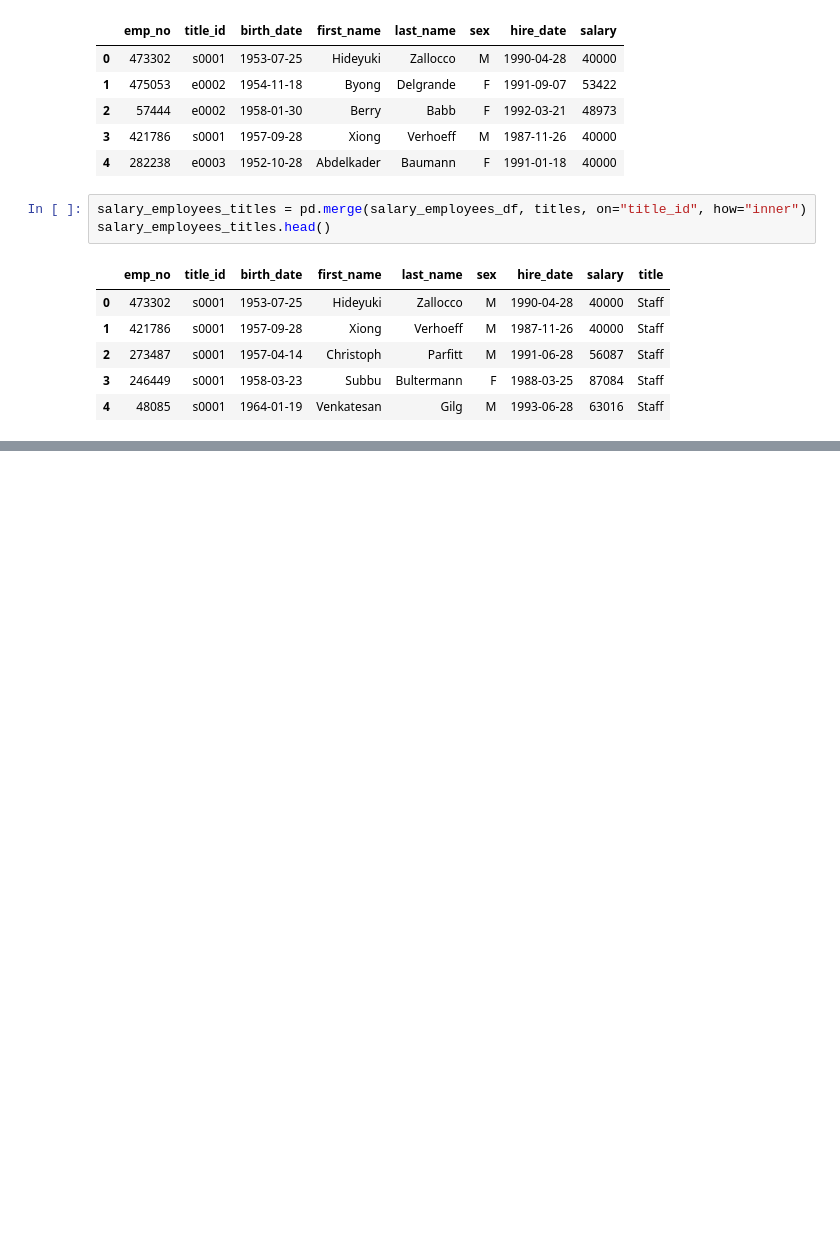
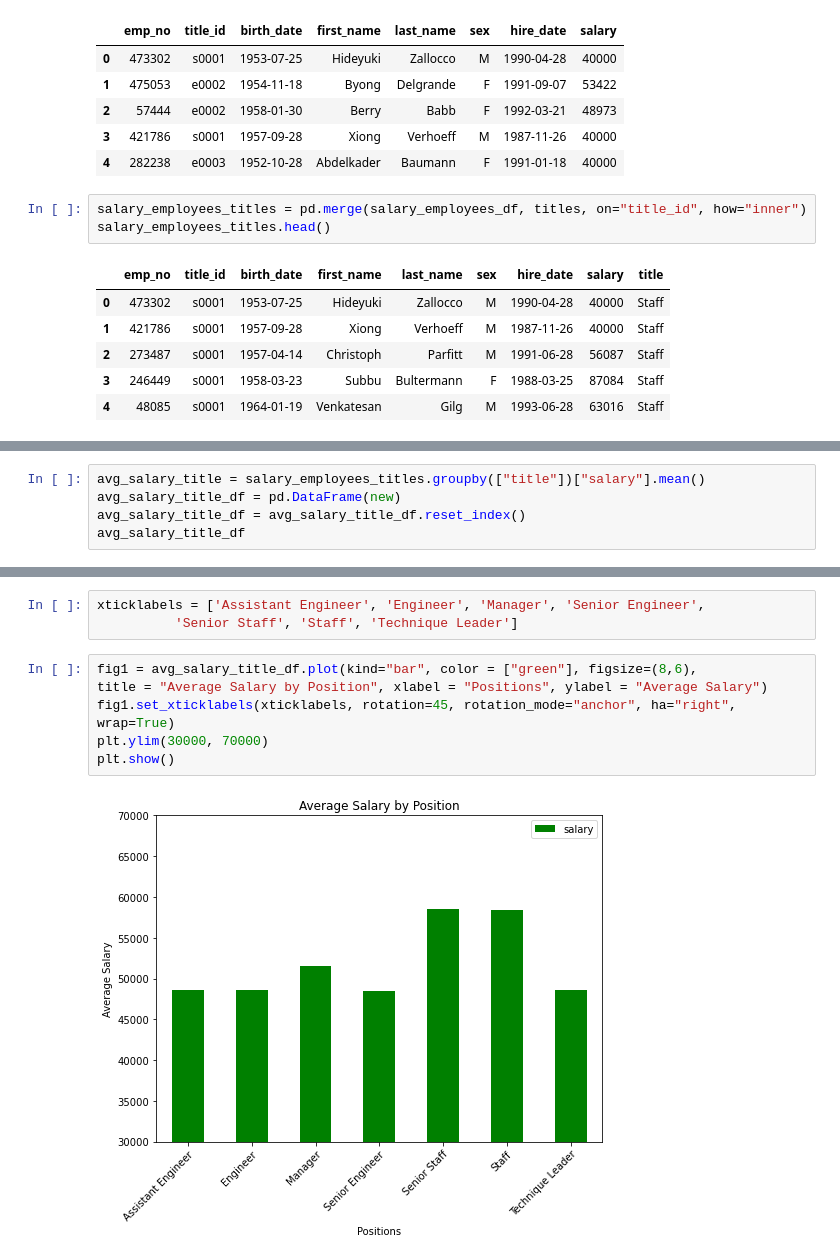
Before and after one commit to valputla/SQL-Challenge, a Jupyter notebook: Employees.ipynb, the cells around one changed output, grey strips where cells are left out. Cells and saved outputs as stored; diff of their text form; blank space fills up the shorter version.

Commit message:
Bar plot of average salaries per position.

```diff
--- a/Employees.ipynb
+++ b/Employees.ipynb
@@ -80,0 +59,5 @@ new
+# %%
+avg_salary_title = salary_employees_titles.groupby(["title"])["salary"].mean()
+avg_salary_title_df = pd.DataFrame(new)
+avg_salary_title_df = avg_salary_title_df.reset_index()
+avg_salary_title_df
@@ -80,0 +73,11 @@ new
+# %%
+xticklabels = ['Assistant Engineer', 'Engineer', 'Manager', 'Senior Engineer',
+          'Senior Staff', 'Staff', 'Technique Leader']
+# %%
+fig1 = avg_salary_title_df.plot(kind="bar", color = ["green"], figsize=(8,6),
+title = "Average Salary by Position", xlabel = "Positions", ylabel = "Average Salary")
+fig1.set_xticklabels(xticklabels, rotation=45, rotation_mode="anchor", ha="right", wrap=True)
+plt.ylim(30000, 70000)
+plt.show()
+# %% [output]
+[figure, added]
```
Also changed, not shown: parts of 3 cells of this notebook.
